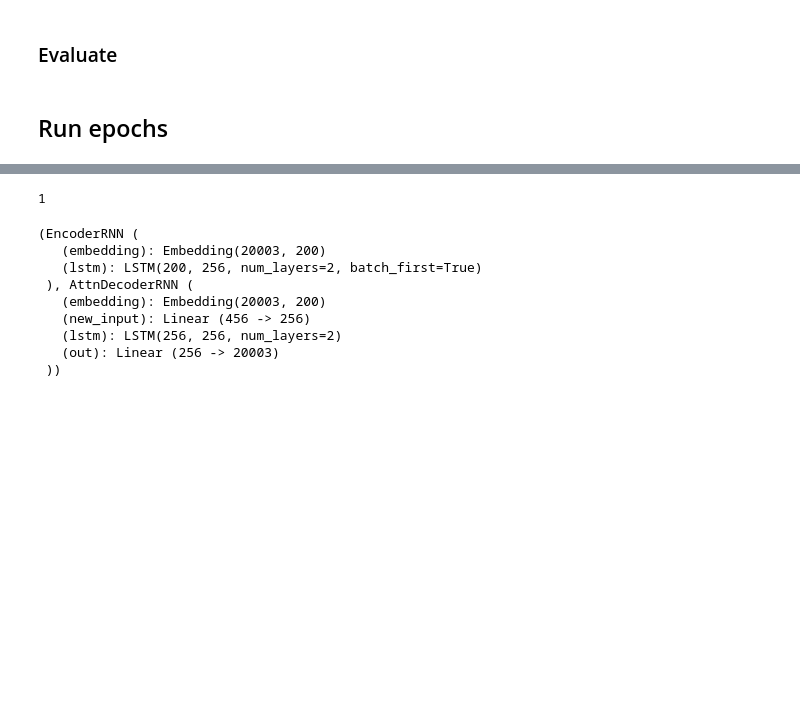
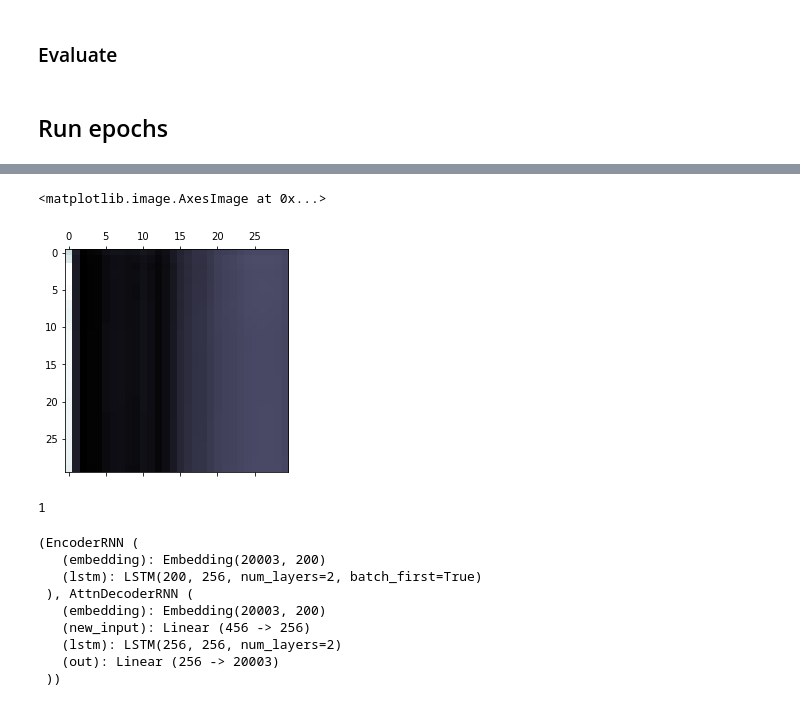
Before and after one commit to Runze/seq2seq-translation-attention, a Jupyter notebook: translate.ipynb, the cells around one changed output, grey strips where cells are left out. Drawn from its saved outputs; the diff is of its cells as text; code cells hidden in the pictures; blank space fills up the shorter version.

```diff
--- a/translate.ipynb
+++ b/translate.ipynb
@@ -327,12 +349,12 @@ class AttnDecoderRNN(nn.Module):
         a = F.softmax(u)                               # (batch_size, seq_length)
 
         # d_t' = \sum_i^{T_A} a^t_i h_i
-        weighted_encoder_outputs = (a.unsqueeze(2) * encoder_outputs).sum(1)
+        encoder_outputs_weighted_sum = (a.unsqueeze(2) * encoder_outputs).sum(1)
                                                        # (batch_size, hidden_size)
 
         # Concatenate with decoder input,
         # which is either the previous true label or prediction
-        concat_input = torch.cat((weighted_encoder_outputs, self.embedding(input)), 1)
+        concat_input = torch.cat((encoder_outputs_weighted_sum, self.embedding(input)), 1)
                                                        # (batch_size, hidden_size + embedding_size)
 
         # Reshape the concatenated input back to the shape of hidden state
@@ -344,8 +366,9 @@ class AttnDecoderRNN(nn.Module):
 
         # Finally, feed to the output layer
         output = self.out(output)                      # (batch_size, vocab_size)
+        output = F.log_softmax(output)                 # (batch_size, vocab_size)
 
-        return output, states
+        return output, states, a
 # %% [markdown]
 ### Training function
 # %%
@@ -436,7 +454,7 @@ def train_epoch(X, y, batch_size, encoder, decoder, lr=0.01, teacher_forcing_pro
 # %% [markdown]
 ### Evaluate
 # %%
-def evaluate(X_input, encoder, decoder):
+def evaluate(X_input, encoder, decoder, max_len):
     # Initialize variables
     batch_size, X_seq_length = X_input.size()
 
@@ -450,27 +468,30 @@ def evaluate(X_input, encoder, decoder):
     decoder_states = encoder_states
 
     # Decode
-    decoded_words = np.zeros((batch_size, 50))
+    decoded_words = np.zeros((batch_size, max_len))
+    decoder_attentions = np.zeros((batch_size, max_len, max_len))
+
     for i in range(max_len):
-        decoder_output, decoder_states = decoder(decoder_input, decoder_states, encoder_outputs)
+        decoder_output, decoder_states, decoder_attention = decoder(decoder_input, decoder_states, encoder_outputs)
         top_value, top_index = decoder_output.data.topk(1)
         decoded_words[:, i] = top_index.squeeze(1).cpu().numpy()
+        decoder_attentions[:, i, :] = decoder_attention.data.cpu().numpy()
 
         # Use the prediction as the next decoder input
         decoder_input = Variable(top_index.squeeze(1))
         if use_cuda:
             decoder_input = decoder_input.cuda()
 
-    return decoded_words
+    return decoded_words, decoder_attentions
 # %% [markdown]
 ## Run epochs
 # %%
-epochs = 60
-max_len = 50
+epochs = 30
+max_len = len(X_id_padded[0])
 batch_size = 100
-hidden_size = 256
-learning_rate = 0.01
-teacher_forcing_prob = 1  # initial ratio
+hidden_size = 1000
+learning_rate = 0.005
+teacher_forcing_prob = 0.5
 
 encoder = EncoderRNN(X_embeddings, hidden_size)
 decoder = AttnDecoderRNN(y_embeddings, hidden_size)
@@ -491,7 +524,7 @@ y_test = y_id_padded_test[ix]
 # First, save the default output
 orig_stdout = sys.stdout
 
-for i in range(31, epochs):
+for i in range(epochs):
     # Redirect output to a file
     log_file_path = 'log_file_epoch_' + str(i) + '.txt'
     f = open(os.path.join('output', log_file_path), 'w')
@@ -511,25 +544,21 @@ for i in range(31, epochs):
     print('First sentence in French:', ' '.join([y_id_to_word[ix] for ix in y_id_padded_train[0] if ix > 0]))
 
     # Train an epoch
-    train_loss, times_used_teacher_forcing = train_epoch(X_id_padded_train, y_id_padded_train, batch_size,
-                                                         encoder, decoder, learning_rate, teacher_forcing_prob)
+    train_loss = train_epoch(X_id_padded_train, y_id_padded_train, batch_size,
+                             encoder, decoder, learning_rate, teacher_forcing_prob)
 
     print('\nTraining loss:', train_loss)
-    print('teacher_forcing_prob =', round(teacher_forcing_prob, 2), 'times_used_teacher_forcing =', round(times_used_teacher_forcing, 2))
 
     # Save checkpoint
     torch.save(encoder, 'output/encoder_' + str(i))
     torch.save(decoder, 'output/decoder_' + str(i))
-
-    # Gradually decrease teacher_forcing_prob
-    teacher_forcing_prob -= 1 / epochs
 
     # Evaluate
     # Translate test sentences
     X_test_var = Variable(torch.from_numpy(X_test).long())
     if use_cuda:
         X_test_var = X_test_var.cuda()
-    translations = evaluate(X_test_var, encoder, decoder)
+    translations, decoder_attentions = evaluate(X_test_var, encoder, decoder, max_len)
 
     for t in range(X_test.shape[0]):
         input_words = ' '.join([X_id_to_word[ix] for ix in X_test[t] if ix > 0])
@@ -549,6 +578,11 @@ for i in range(31, epochs):
 
 # Restore default output
 sys.stdout = orig_stdout
+# %%
+plt.matshow(decoder_attentions[0], cmap='bone')
+# %% [output]
+<matplotlib.image.AxesImage at 0x...>
+[figure, added]
 # %%
 sys.stdout = orig_stdout
 print(1)
```
Also changed, not shown: parts of 15 cells of this notebook.
